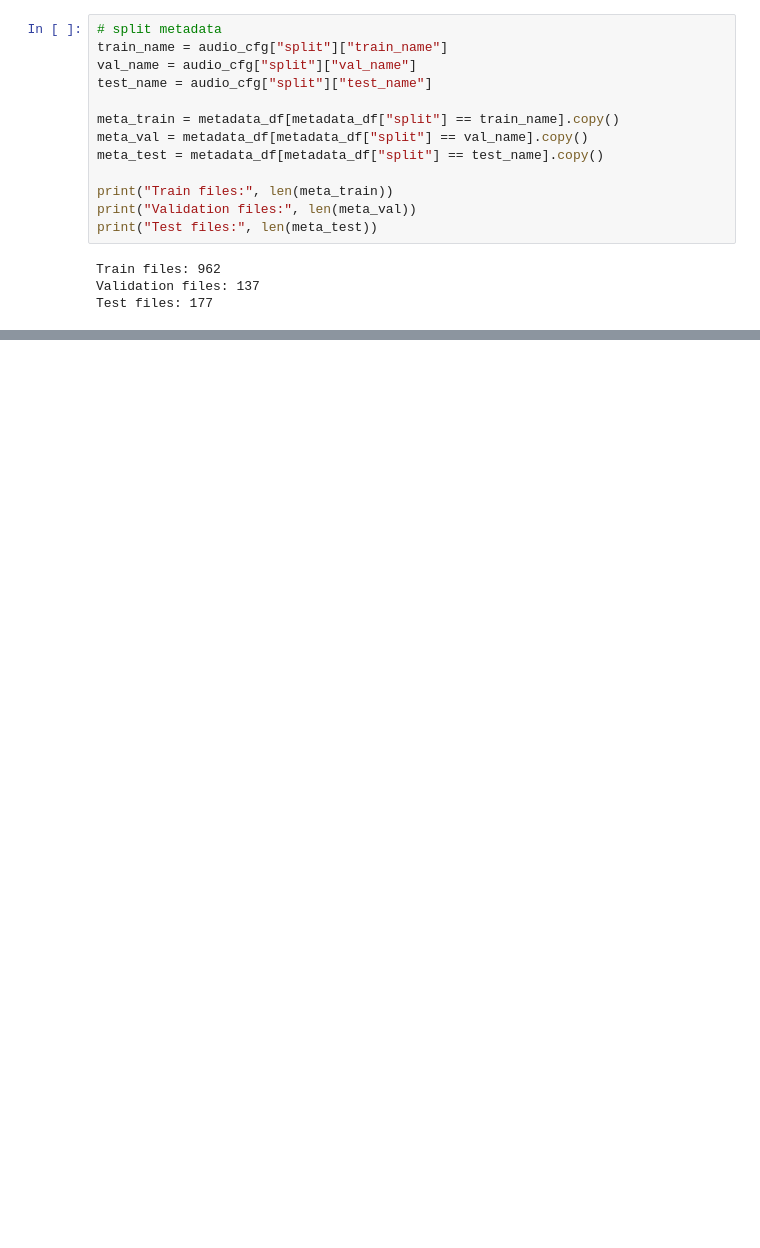
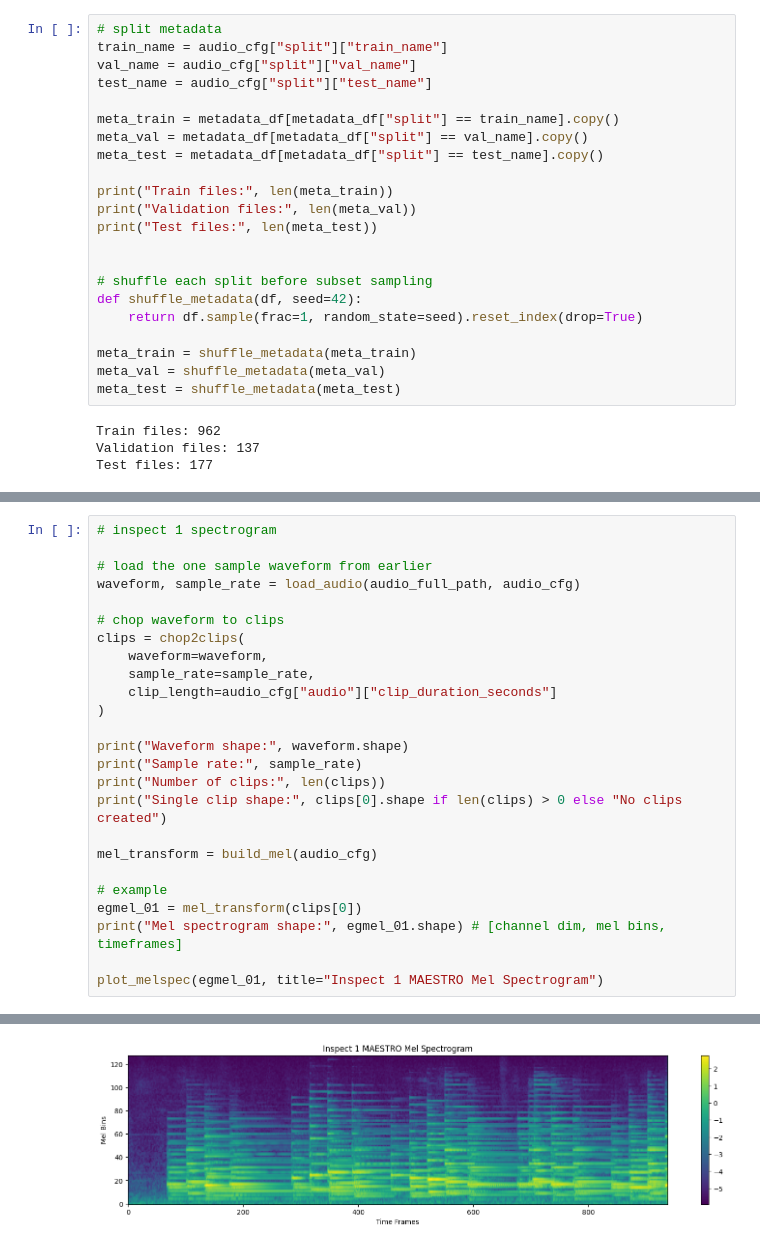
Before and after one commit to junhanngg/Learned-Fusion-Retrieval-Conditioned-Latent-Diffusion, a Jupyter notebook: data/pipeline_data.ipynb, the cells around one changed output, grey strips where cells are left out. Drawn from its saved outputs; the diff is of its cells as text; blank space fills up the shorter version.

```diff
--- a/data/pipeline_data.ipynb
+++ b/data/pipeline_data.ipynb
@@ -82,6 +80,15 @@ meta_test = metadata_df[metadata_df["split"] == test_name].copy()
 print("Train files:", len(meta_train))
 print("Validation files:", len(meta_val))
 print("Test files:", len(meta_test))
+
+
+# shuffle each split before subset sampling
+def shuffle_metadata(df, seed=42):
+    return df.sample(frac=1, random_state=seed).reset_index(drop=True)
+
+meta_train = shuffle_metadata(meta_train)
+meta_val = shuffle_metadata(meta_val)
+meta_test = shuffle_metadata(meta_test)
 # %% [output]
 Train files: 962
 Validation files: 137
@@ -97,0 +182,26 @@ raw/maestro-v3.0.0-midi.zip/2018/MIDI-Unprocessed_Chamber3_MID--AUDIO_10_R3_2018
+# %%
+# inspect 1 spectrogram
+
+# load the one sample waveform from earlier
+waveform, sample_rate = load_audio(audio_full_path, audio_cfg)
+
+# chop waveform to clips
+clips = chop2clips(
+    waveform=waveform,
+    sample_rate=sample_rate,
+    clip_length=audio_cfg["audio"]["clip_duration_seconds"]
+)
+
+print("Waveform shape:", waveform.shape)
+print("Sample rate:", sample_rate)
+print("Number of clips:", len(clips))
+print("Single clip shape:", clips[0].shape if len(clips) > 0 else "No clips created")
+
+mel_transform = build_mel(audio_cfg)
+
+# example
+egmel_01 = mel_transform(clips[0])
+print("Mel spectrogram shape:", egmel_01.shape) # [channel dim, mel bins, timeframes]
+
+plot_melspec(egmel_01, title="Inspect 1 MAESTRO Mel Spectrogram")
+# %% [output]
@@ -97,0 +213 @@ raw/maestro-v3.0.0-midi.zip/2018/MIDI-Unprocessed_Chamber3_MID--AUDIO_10_R3_2018
+[figure, added]
```
Also changed, not shown: parts of 16 cells of this notebook.
